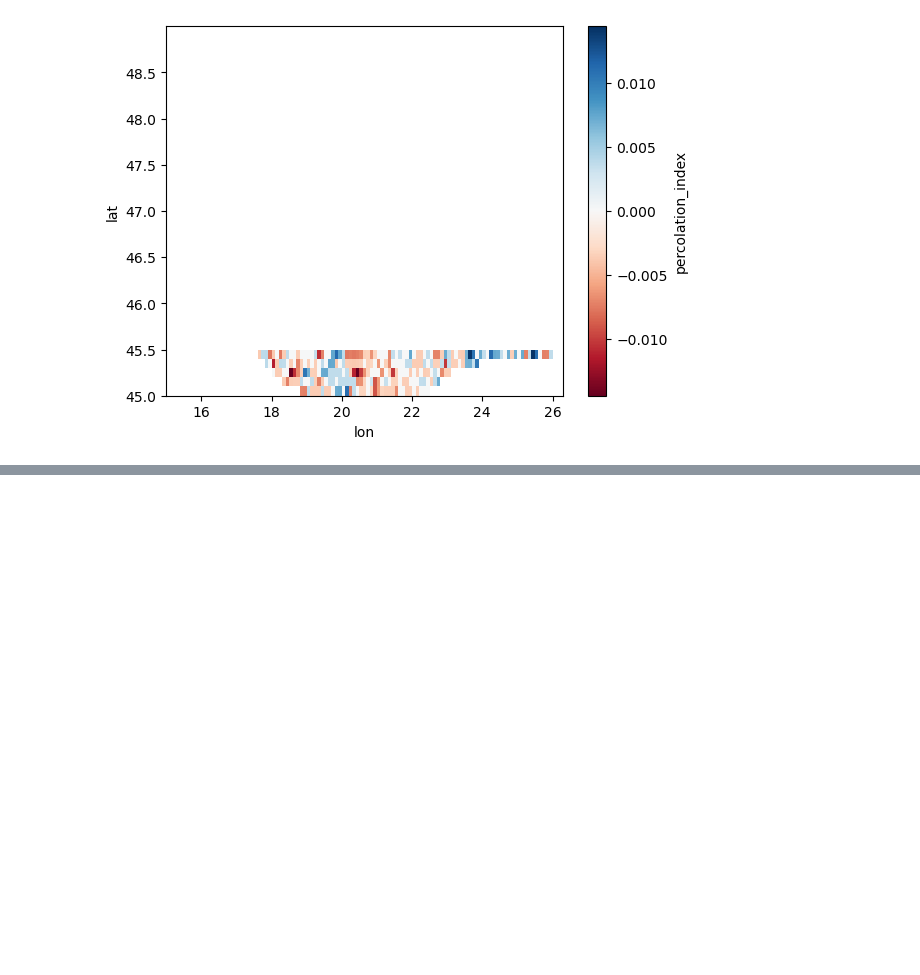
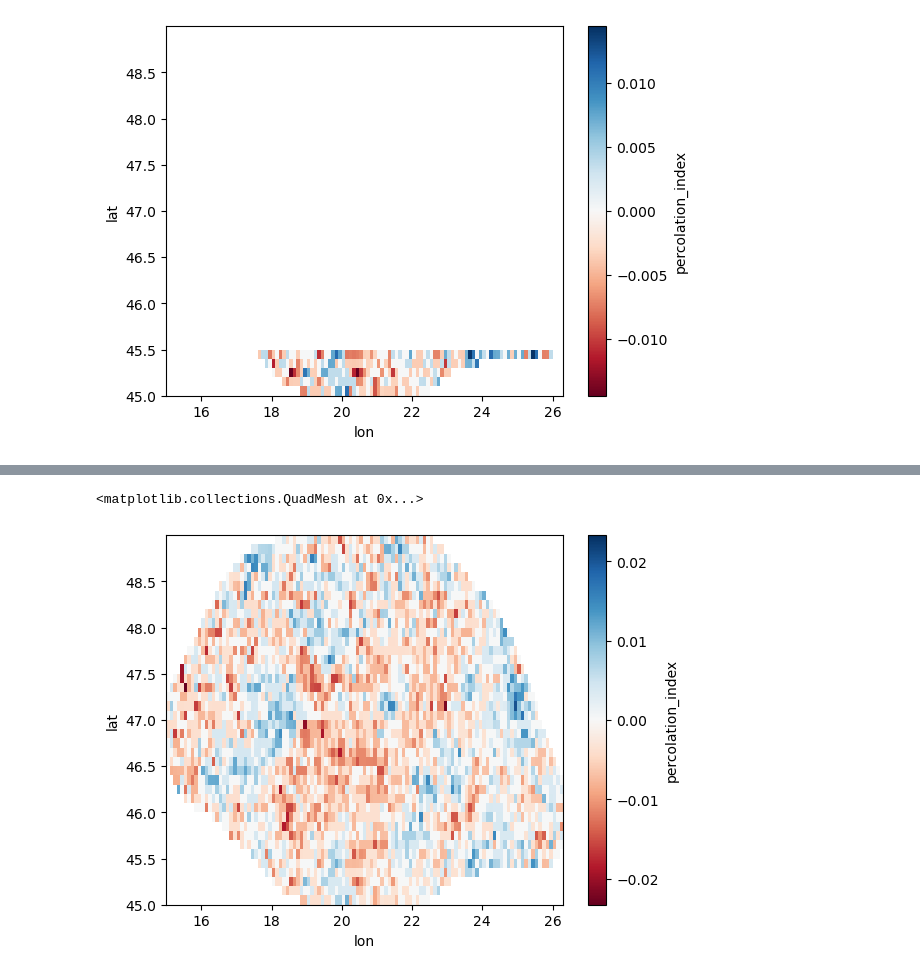
Before and after one commit to Saska1618/TimeBasedClimateNetworks, a Jupyter notebook: networks/pipeline/create_networks_calculate_indexes.ipynb, the cells around one changed output, grey strips where cells are left out. Cells and saved outputs as stored; diff of their text form; code cells hidden in the pictures; blank space fills up the shorter version.

```diff
--- a/networks/pipeline/create_networks_calculate_indexes.ipynb
+++ b/networks/pipeline/create_networks_calculate_indexes.ipynb
@@ -1026,3 +1032,6 @@ ds['percolation_index'].plot(cmap = 'RdBu')
 # %%
-# ds['percolation_index'].plot(cmap = 'RdBu')
+ds['percolation_index'].plot(cmap = 'RdBu')
+# %% [output]
+<matplotlib.collections.QuadMesh at 0x...>
+[figure, added]
 # %%
```
Also changed, not shown: parts of 4 cells of this notebook, 2 other files.
